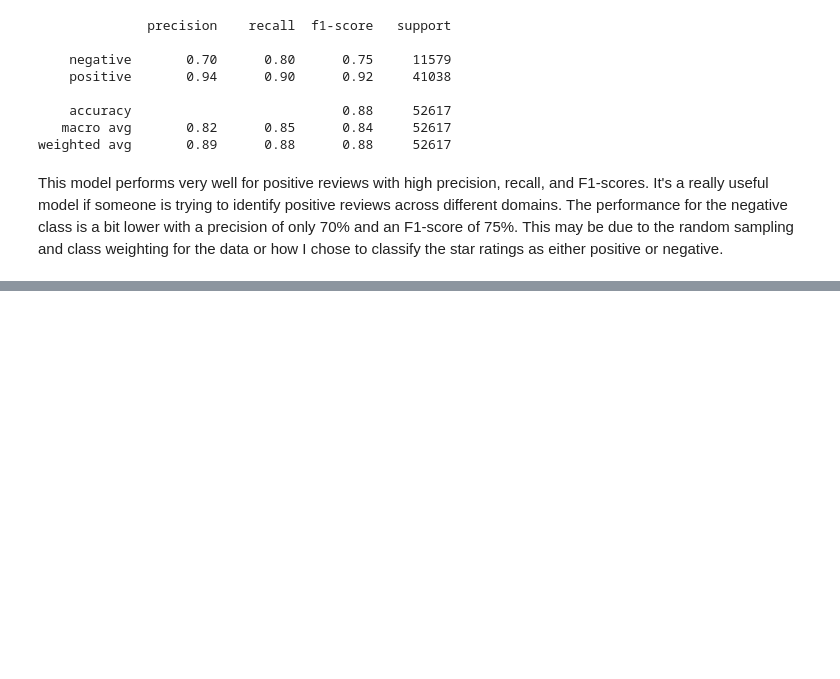
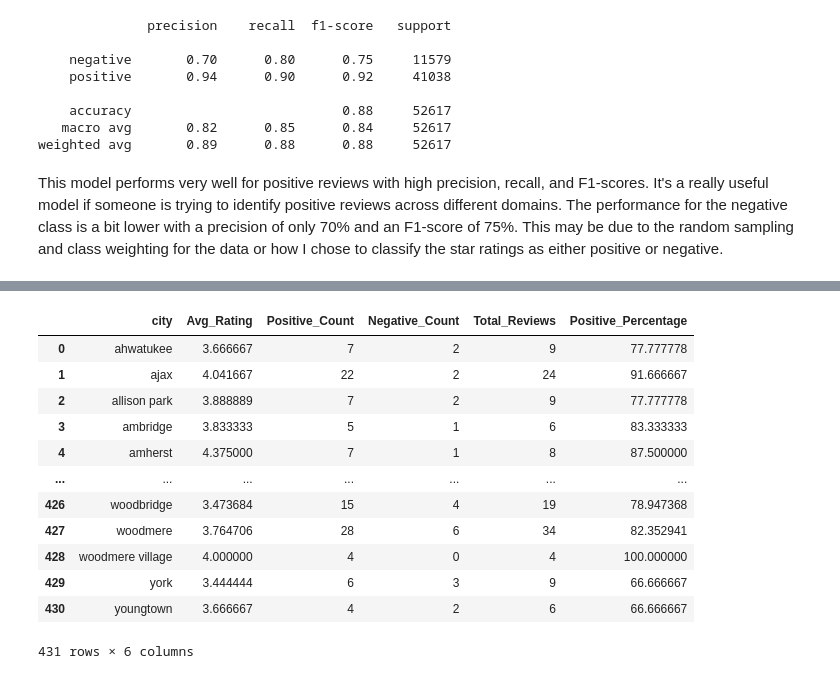
Before and after one commit to ngo610/INFO498_FinalProject_Group8, a Jupyter notebook: final-ngo610.ipynb, the cells around one changed output, grey strips where cells are left out. Saved outputs shown, nothing was run; the diff lists cells and outputs as text; code cells hidden in the pictures; blank space fills up the shorter version.

```diff
--- a/final-ngo610.ipynb
+++ b/final-ngo610.ipynb
@@ -440,0 +471,26 @@ This model performs very well for positive reviews with high precision, recall,
+# %%
+# average star rating and predicted sentiment per city
+location_metrics = df_sampled.groupby('city').agg(
+    Avg_Rating=('stars_x', 'mean'),  # Calculate mean star rating
+    Positive_Count=('predicted_sentiment', lambda x: (x == 'positive').sum()),
+    Negative_Count=('predicted_sentiment', lambda x: (x == 'negative').sum())
+).reset_index()
+
+location_metrics['Total_Reviews'] = location_metrics['Positive_Count'] + location_metrics['Negative_Count']
+location_metrics['Positive_Percentage'] = (location_metrics['Positive_Count'] / location_metrics['Total_Reviews']) * 100
+
+location_metrics
+# %% [output]
+|  | city | Avg_Rating | Positive_Count | Negative_Count | Total_Reviews | Positive_Percentage |
+| 0 | ahwatukee | 3.666667 | 7 | 2 | 9 | 77.777778 |
+| 1 | ajax | 4.041667 | 22 | 2 | 24 | 91.666667 |
+| 2 | allison park | 3.888889 | 7 | 2 | 9 | 77.777778 |
+| 3 | ambridge | 3.833333 | 5 | 1 | 6 | 83.333333 |
+| 4 | amherst | 4.375000 | 7 | 1 | 8 | 87.500000 |
+| ... | ... | ... | ... | ... | ... | ... |
+| 426 | woodbridge | 3.473684 | 15 | 4 | 19 | 78.947368 |
+| 427 | woodmere | 3.764706 | 28 | 6 | 34 | 82.352941 |
+| 428 | woodmere village | 4.000000 | 4 | 0 | 4 | 100.000000 |
+| 429 | york | 3.444444 | 6 | 3 | 9 | 66.666667 |
+| 430 | youngtown | 3.666667 | 4 | 2 | 6 | 66.666667 |
+431 rows × 6 columns
```
Also changed, not shown: parts of 6 cells of this notebook.
